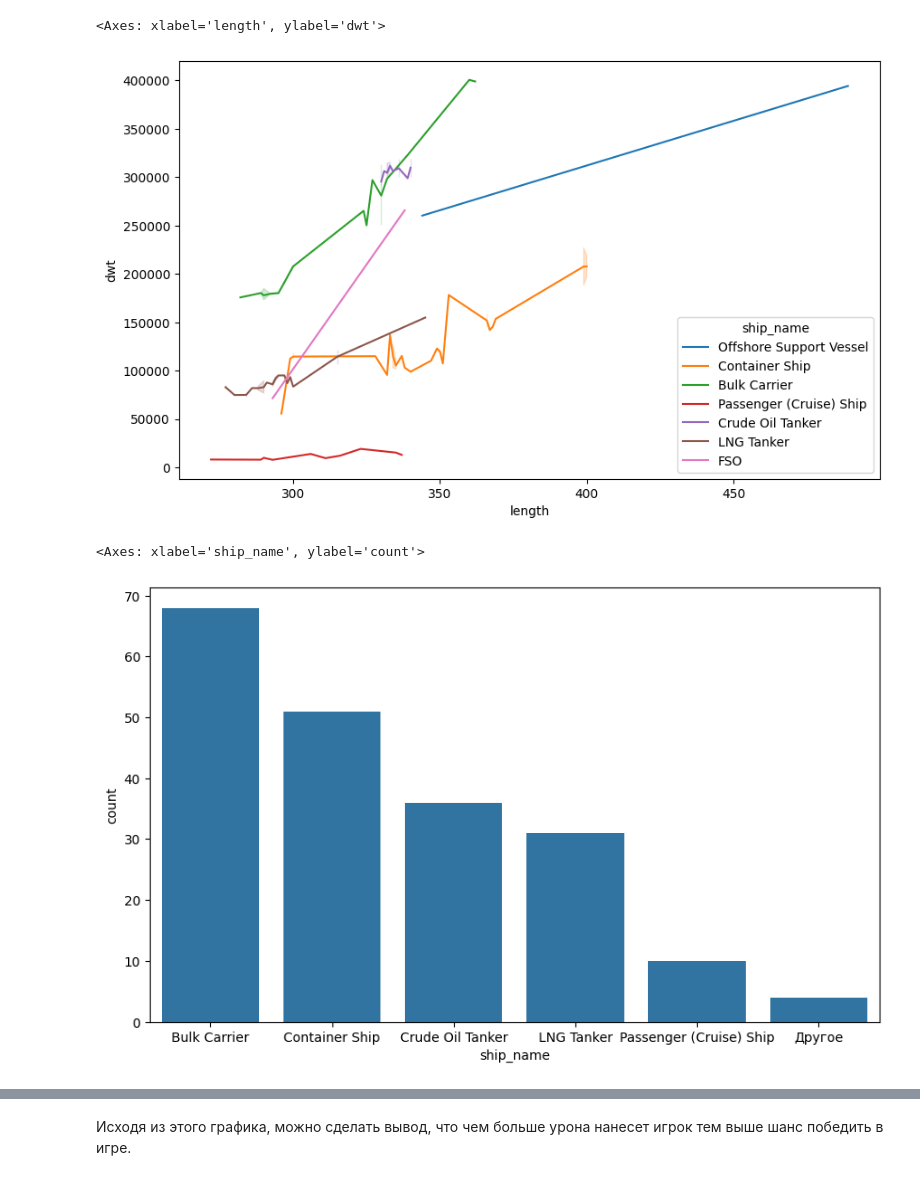
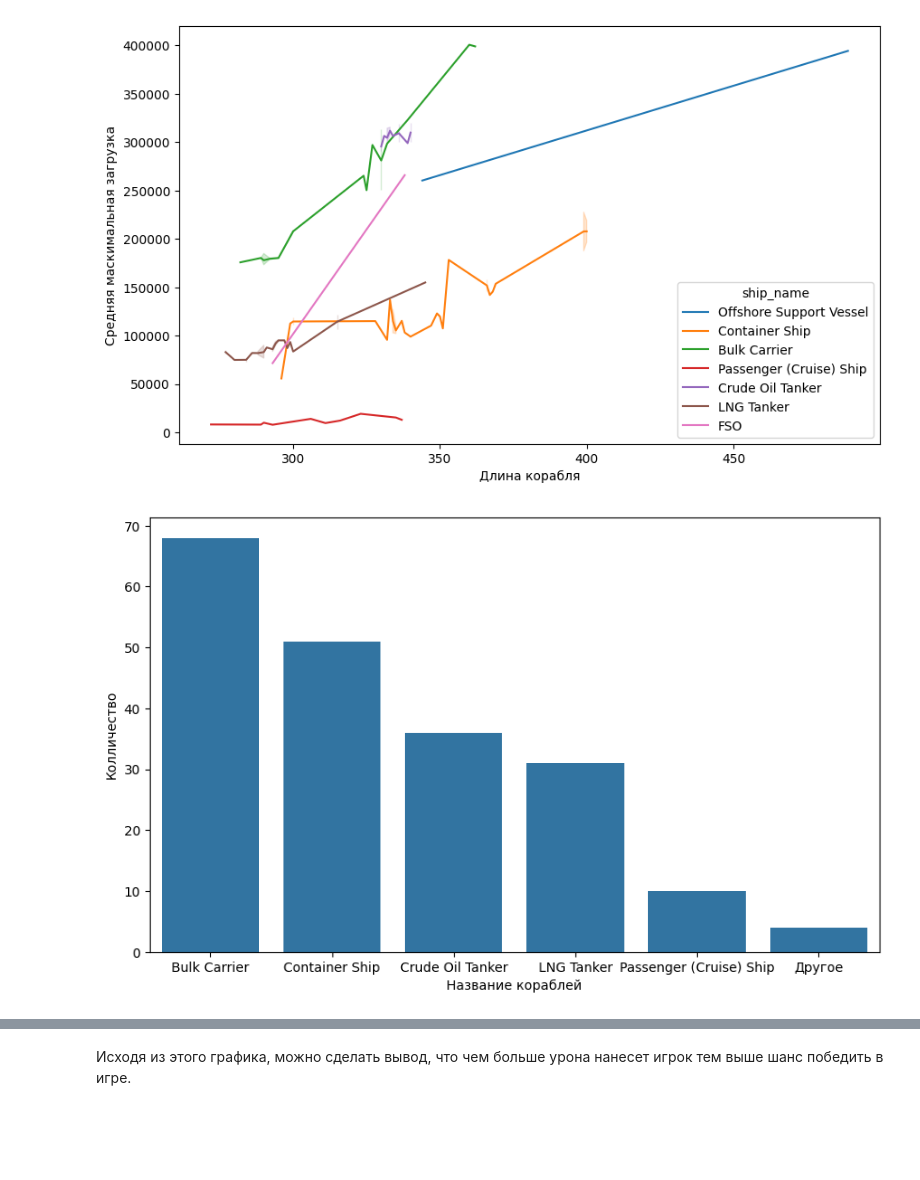
Before and after one commit to kalanimus/PythonLabs, a Jupyter notebook: Lab2/Untitled.ipynb, the cells around one changed output, grey strips where cells are left out. Saved outputs shown, nothing was run; the diff lists cells and outputs as text; code cells hidden in the pictures; blank space fills up the shorter version.

```diff
--- a/Lab2/Untitled.ipynb
+++ b/Lab2/Untitled.ipynb
@@ -6,19 +6,23 @@ import seaborn as sb
 # %%
 file = pd.read_csv("Cleaned_ships_data.csv")
 plt.figure(figsize=(10,6))
+plt.xlabel("Длина корабля")
+plt.ylabel("Средняя маскимальная загрузка")
 sb.lineplot(x="length", y="dwt", hue = "ship_name", data=file)
+plt.show()
 # %% [output]
-<Axes: xlabel='length', ylabel='dwt'>
-[figure, old version]
+[figure, new version]
 # %%
 counts=file["ship_name"].value_counts()
 min_amount = 10
 df = file["ship_name"].apply(lambda x: "Другое" if counts[x] < min_amount else x).value_counts().reset_index()
 plt.figure(figsize=(10,6))
+plt.xlabel("Название кораблей")
+plt.ylabel("Колличество")
 sb.barplot(x="ship_name", y="count", data=df)
+plt.show()
 # %% [output]
-<Axes: xlabel='ship_name', ylabel='count'>
-[figure, old version]
+[figure, new version]
 # %%
 df = file["built_year"].value_counts().reset_index()
 plt.figure(figsize=(10,6))
```
Also changed, not shown: parts of 10 cells of this notebook, 1 other file.
